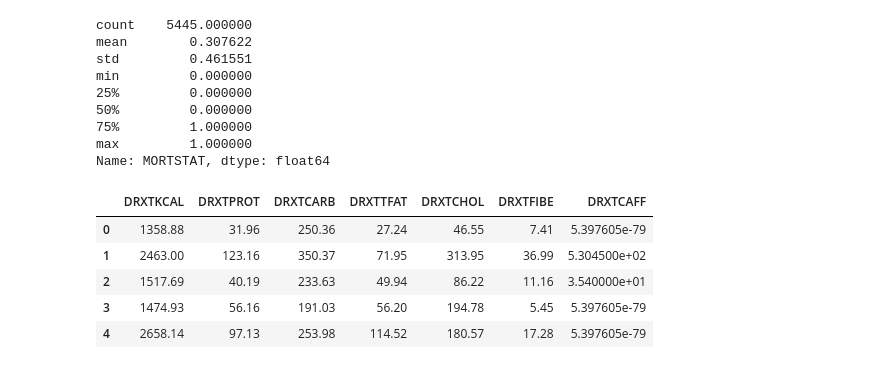
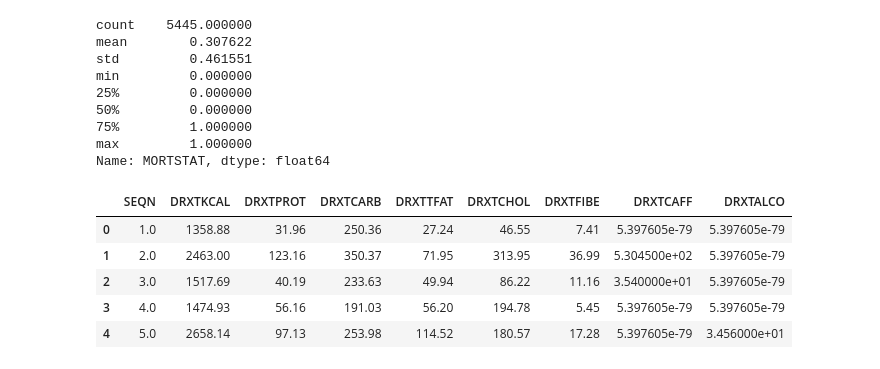
Before and after one commit to fje9hz/Analytics_Project_1-, a Jupyter notebook: Project_1.ipynb, the cells around one changed output. Saved outputs shown, nothing was run; the diff lists cells and outputs as text; code cells hidden in the pictures.

Commit message:
chose columns to work with

```diff
--- a/Project_1.ipynb
+++ b/Project_1.ipynb
@@ -86,12 +87,12 @@ max         1.000000
 Name: MORTSTAT, dtype: float64
 # %%
 hdf = pd.read_sas("DRXTOT.xpt")
-hdf[['DRXTKCAL', 'DRXTPROT', 'DRXTCARB', 'DRXTTFAT', 'DRXTCHOL', 'DRXTFIBE', 'DRXTCAFF']].head() # maybe adding other nutrients to work with for a total of 15 or so columns. Dont want to work with all 133.
+hdf[['SEQN', 'DRXTKCAL', 'DRXTPROT', 'DRXTCARB', 'DRXTTFAT', 'DRXTCHOL', 'DRXTFIBE', 'DRXTCAFF', 'DRXTALCO']].head()  # filtered for chosen columns
 # %% [output]
-|  | DRXTKCAL | DRXTPROT | DRXTCARB | DRXTTFAT | DRXTCHOL | DRXTFIBE | DRXTCAFF |
-| 0 | 1358.88 | 31.96 | 250.36 | 27.24 | 46.55 | 7.41 | 5.397605e-79 |
-| 1 | 2463.00 | 123.16 | 350.37 | 71.95 | 313.95 | 36.99 | 5.304500e+02 |
-| 2 | 1517.69 | 40.19 | 233.63 | 49.94 | 86.22 | 11.16 | 3.540000e+01 |
-| 3 | 1474.93 | 56.16 | 191.03 | 56.20 | 194.78 | 5.45 | 5.397605e-79 |
-| 4 | 2658.14 | 97.13 | 253.98 | 114.52 | 180.57 | 17.28 | 5.397605e-79 |
+|  | SEQN | DRXTKCAL | DRXTPROT | DRXTCARB | DRXTTFAT | DRXTCHOL | DRXTFIBE | DRXTCAFF | DRXTALCO |
+| 0 | 1.0 | 1358.88 | 31.96 | 250.36 | 27.24 | 46.55 | 7.41 | 5.397605e-79 | 5.397605e-79 |
+| 1 | 2.0 | 2463.00 | 123.16 | 350.37 | 71.95 | 313.95 | 36.99 | 5.304500e+02 | 5.397605e-79 |
+| 2 | 3.0 | 1517.69 | 40.19 | 233.63 | 49.94 | 86.22 | 11.16 | 3.540000e+01 | 5.397605e-79 |
+| 3 | 4.0 | 1474.93 | 56.16 | 191.03 | 56.20 | 194.78 | 5.45 | 5.397605e-79 | 5.397605e-79 |
+| 4 | 5.0 | 2658.14 | 97.13 | 253.98 | 114.52 | 180.57 | 17.28 | 5.397605e-79 | 3.456000e+01 |
 # %%
```
Also changed, not shown: parts of 5 cells of this notebook.
